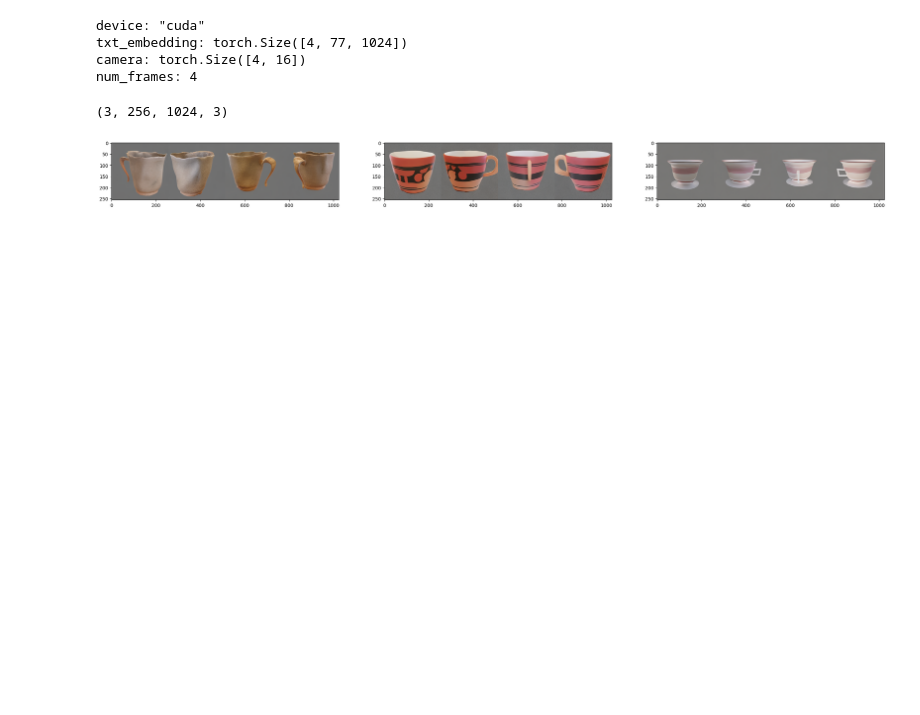
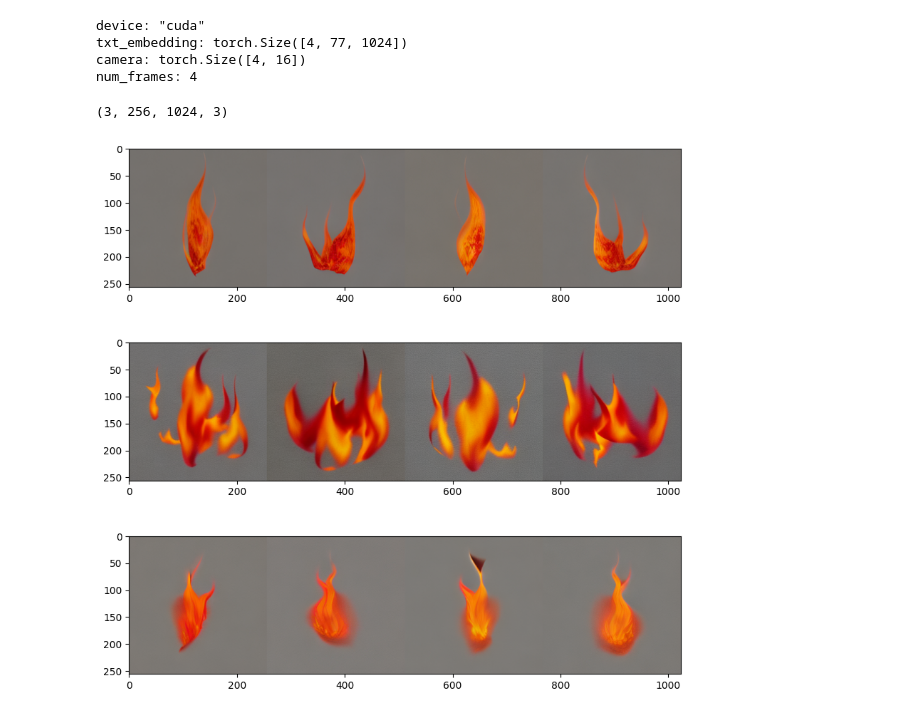
Before and after one commit to filipgrigorov-portfolio/mvdream_demo, a Jupyter notebook: scripts/demo.ipynb, the cells around one changed output. Cells and saved outputs as stored; diff of their text form; code cells hidden in the pictures; blank space fills up the shorter version.

```diff
--- a/scripts/demo.ipynb
+++ b/scripts/demo.ipynb
@@ -52,7 +50,7 @@ ddim_eta = 0.0
 with torch.no_grad():
     noise = torch.randn(shape[0], shape[1], shape[2], shape[3], device=DEVICE)          # batch of shape[0]x for 4 views, latent size 32=256/8
     t = torch.tensor([999] * shape[1], dtype=torch.long, device=DEVICE)                  # same timestep for 4 views
-    txt_prompt = "cup"
+    txt_prompt = "flame"
     txt_embedding = model.get_learned_conditioning([txt_prompt] * shape[0])
     camera = get_camera(shape[1], elevation=15, azimuth_start=90, azimuth_span=360)
     camera = camera.repeat(shape[0] // shape[1], 1)
@@ -106,11 +104,11 @@ print(images.shape)
 # %%
 import matplotlib.pyplot as plt
 
-num_batches = shape[0]
-fig, axes = plt.subplots(1, num_batches, figsize=(30, 30))
+num_batches = images.shape[0]
+fig, axes = plt.subplots(num_batches, 1, figsize=(10, 10))
 for i in range(num_batches):
     axes[i].imshow(images[i])
 
 plt.show()
 # %% [output]
-[figure, old version]
+[figure, new version]
```
Also changed, not shown: parts of 1 cell of this notebook.
